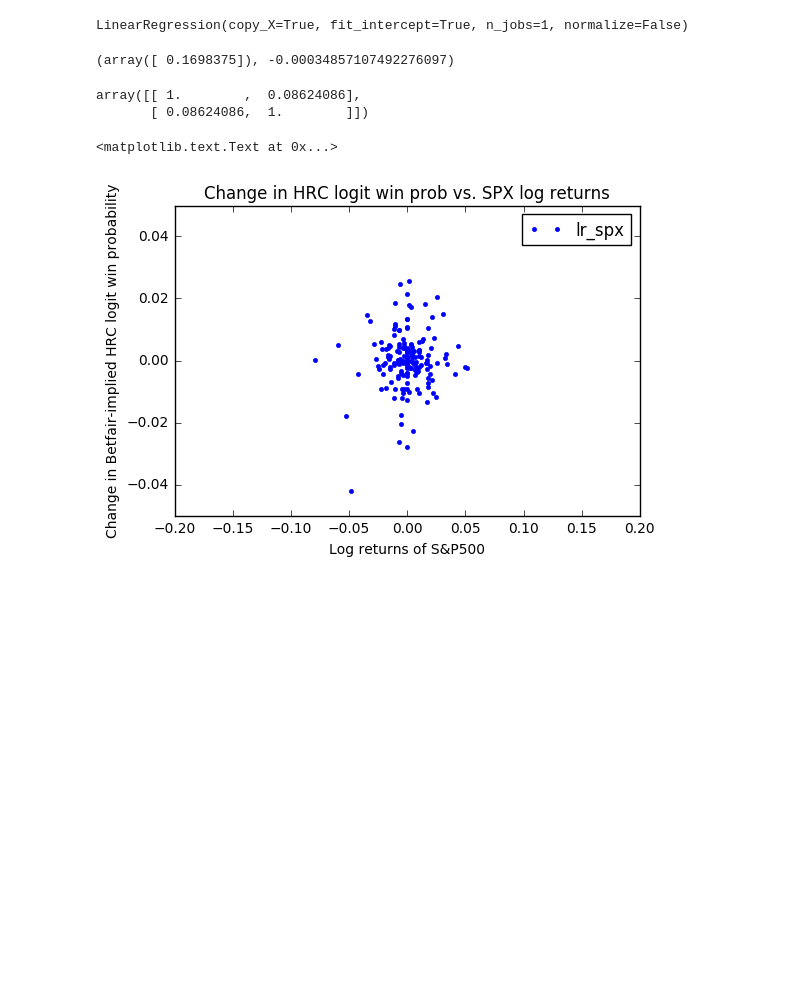
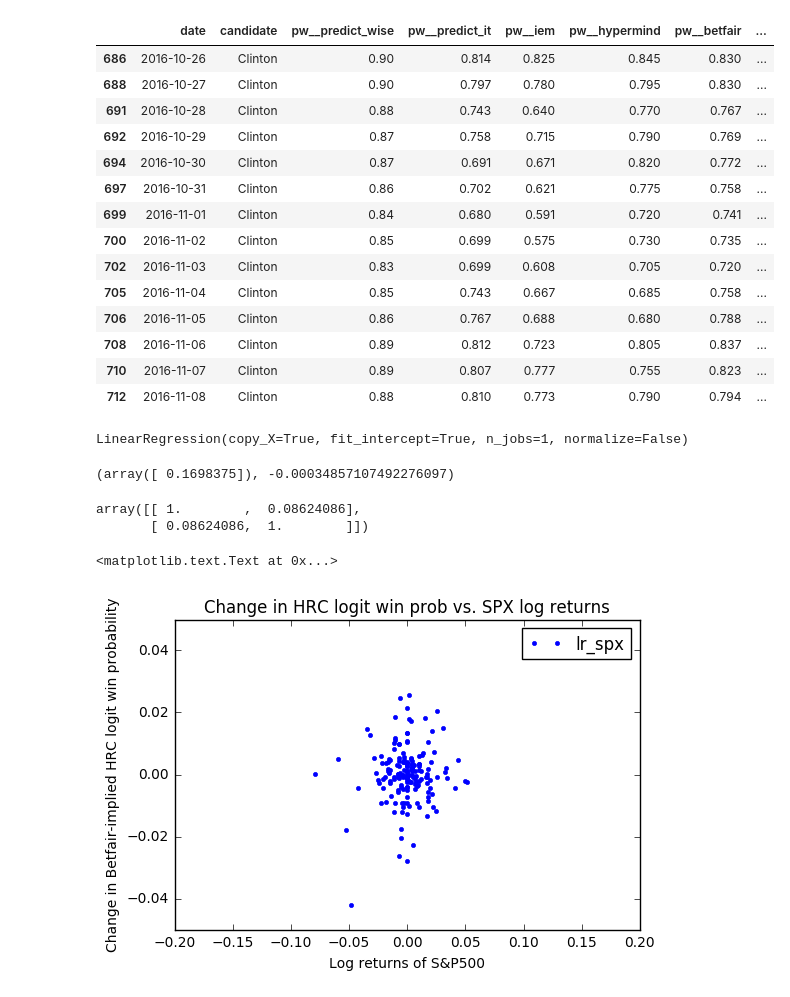
Before and after one commit to dannypage/2016-election-analysis, a Jupyter notebook: python/election_notebook.ipynb, the cells around one changed output. Saved outputs shown, nothing was run; the diff lists cells and outputs as text; code cells hidden in the pictures; blank space fills up the shorter version.

```diff
--- a/python/election_notebook.ipynb
+++ b/python/election_notebook.ipynb
@@ -140,7 +140,7 @@ df_pw.drop(['datetime'], axis=1, inplace=True)
 # df_huffpo = pandas.read_csv('http://elections.huffingtonpost.com/pollster/2016-general-election-trump-vs-clinton.csv')
 # %%
 # Fetch NYT predictions and load into pandas.DataFrame
-raw_df_nyt = pandas.read_csv('https://static01.nyt.com/newsgraphics/2016/08/05/presidential-forecast/54c9e640a5c8d15d126d86480a2245bded598d0c/timeseries.csv')
+raw_df_nyt = pandas.read_csv('https://static01.nyt.com/newsgraphics/2016/{m}/{d}/presidential-forecast/54c9e640a5c8d15d126d86480a2245bded598d0c/timeseries.csv')
 nyt_list = []
 for date_record in raw_df_nyt.to_dict(orient='records'):
     nyt_list.append({
@@ -165,8 +165,38 @@ df = pandas.merge(gb_538, gb_pw, how='outer').merge(df_nyt, how='outer').merge(d
 df.sort_values('date', inplace=True)
 df.reset_index(inplace=True, drop=True)
 df['fair_value'] = df['candidate'].apply(lambda k: TRUMP_FAIR if k == 'Trump' else CLINTON_FAIR)
+# %%
+to_compare = [
+    'pw__predict_wise',
+    'pw__predict_it',
+    'pw__iem',
+    'pw__hypermind',
+    'pw__betfair',
+    '538__now_cast',
+    '538__polls_only',
+    '538__polls_plus',
+    'nyt',
+]
 # %%
-clinton_df = df[(df['candidate']=='Clinton') & (df['date'] > '2016-01-01')][['date','spx','pw__betfair']]
+clinton_df = df[(df['candidate']=='Clinton') & (df['date'] > '2016-10-25')][['date','candidate']+to_compare]
+# %%
+clinton_df
+# %% [output]
+|  | date | candidate | pw__predict_wise | pw__predict_it | pw__iem | pw__hypermind | pw__betfair | ... |
+| 686 | 2016-10-26 | Clinton | 0.90 | 0.814 | 0.825 | 0.845 | 0.830 | ... |
+| 688 | 2016-10-27 | Clinton | 0.90 | 0.797 | 0.780 | 0.795 | 0.830 | ... |
+| 691 | 2016-10-28 | Clinton | 0.88 | 0.743 | 0.640 | 0.770 | 0.767 | ... |
+| 692 | 2016-10-29 | Clinton | 0.87 | 0.758 | 0.715 | 0.790 | 0.769 | ... |
+| 694 | 2016-10-30 | Clinton | 0.87 | 0.691 | 0.671 | 0.820 | 0.772 | ... |
+| 697 | 2016-10-31 | Clinton | 0.86 | 0.702 | 0.621 | 0.775 | 0.758 | ... |
+| 699 | 2016-11-01 | Clinton | 0.84 | 0.680 | 0.591 | 0.720 | 0.741 | ... |
+| 700 | 2016-11-02 | Clinton | 0.85 | 0.699 | 0.575 | 0.730 | 0.735 | ... |
+| 702 | 2016-11-03 | Clinton | 0.83 | 0.699 | 0.608 | 0.705 | 0.720 | ... |
+| 705 | 2016-11-04 | Clinton | 0.85 | 0.743 | 0.667 | 0.685 | 0.758 | ... |
+| 706 | 2016-11-05 | Clinton | 0.86 | 0.767 | 0.688 | 0.680 | 0.788 | ... |
+| 708 | 2016-11-06 | Clinton | 0.89 | 0.812 | 0.723 | 0.805 | 0.837 | ... |
+| 710 | 2016-11-07 | Clinton | 0.89 | 0.807 | 0.777 | 0.755 | 0.823 | ... |
+| 712 | 2016-11-08 | Clinton | 0.88 | 0.810 | 0.773 | 0.790 | 0.794 | ... |
 # %%
 clinton_df['lr_spx'] = numpy.log(clinton_df['spx']) - numpy.log(clinton_df['spx'].shift(1))
 clinton_df['betfair_diff'] = numpy.log(clinton_df['pw__betfair']) - numpy.log(clinton_df['pw__betfair'].shift(1))
```
Also changed, not shown: parts of 2 cells of this notebook, 1 other file.
